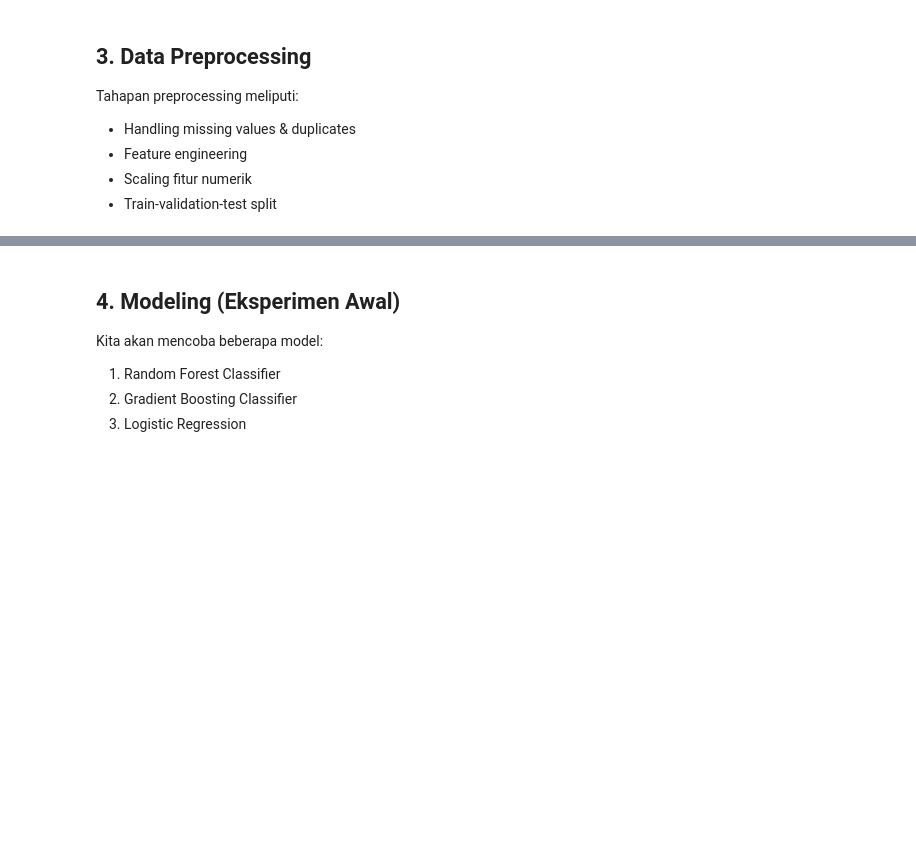
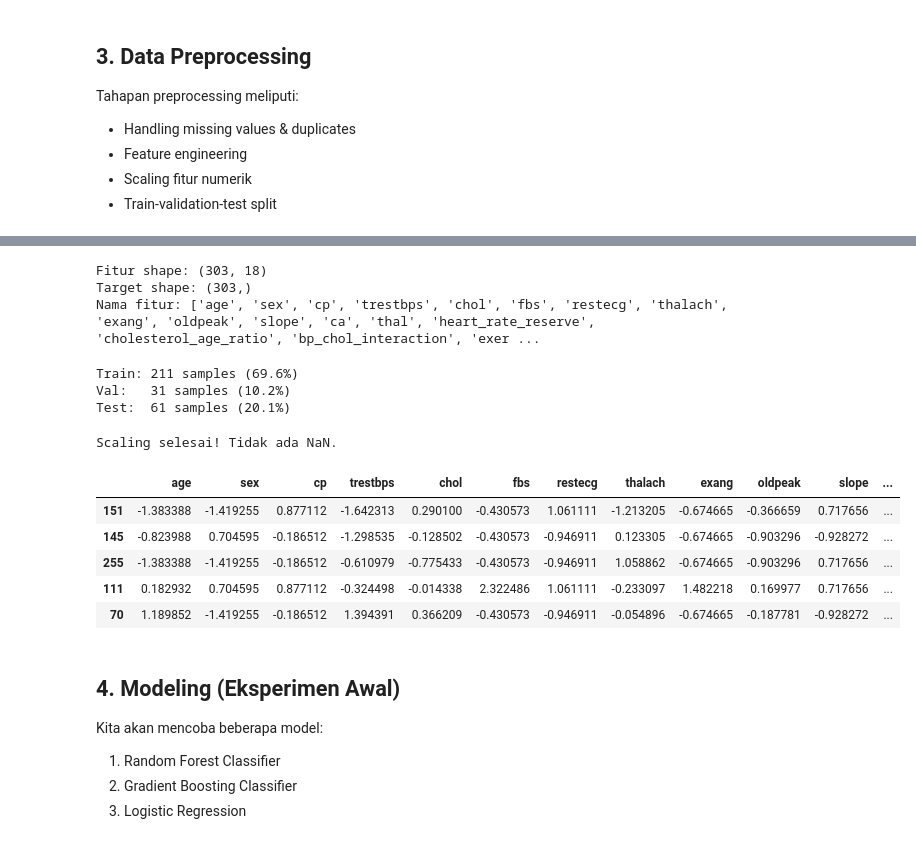
Before and after one commit to ardiradi/Eksperimen_SML_ardir, a Jupyter notebook: Eksperimen_ardir.ipynb, the cells around one changed output, grey strips where cells are left out. Drawn from its saved outputs; the diff is of its cells as text; code cells hidden in the pictures; blank space fills up the shorter version.

```diff
--- a/Eksperimen_ardir.ipynb
+++ b/Eksperimen_ardir.ipynb
@@ -130,10 +197,17 @@ Tahapan preprocessing meliputi:
 - Train-validation-test split
 # %%
 # 3.1 Handle missing values & duplikasi
-print(f"Sebelum: {len(df)} baris")
+print(f"Sebelum cleaning: {len(df)} baris")
 df_clean = df.copy()
+
+# Isi missing values dengan median untuk semua kolom
 for col in df_clean.columns:
     if df_clean[col].isnull().sum() > 0:
-        df_clean[col].fillna(df_clean[col].median(), inplace=True)
+        median_val = df_clean[col].median()
+        df_clean[col] = df_clean[col].fillna(median_val)
+        print(f"  {col}: {df[col].isnull().sum()} missing -> filled with median ({median_val})")
+
+# Hapus duplikasi
 df_clean = df_clean.drop_duplicates()
-print(f"Sesudah: {len(df_clean)} baris")
+print(f"Sesudah cleaning: {len(df_clean)} baris")
+print(f"Remaining NaN: {df_clean.isnull().sum().sum()}")
@@ -140,12 +220,13 @@ print(f"Sesudah: {len(df_clean)} baris")
 # %%
 # 3.2 Feature Engineering
-df_clean = df_clean.copy()
-df_clean["heart_rate_reserve"] = df_clean["thalach"] / (220 - df_clean["age"]).replace(0, 1)
-df_clean["cholesterol_age_ratio"] = df_clean["chol"] / df_clean["age"].replace(0, 1)
-df_clean["bp_chol_interaction"] = df_clean["trestbps"] * df_clean["chol"] / 10000
-df_clean["exercise_risk"] = df_clean["oldpeak"] * (df_clean["exang"] + 1)
-df_clean["age_sex_risk"] = df_clean["age"] * (1 + df_clean["sex"] * 0.2)
+df_eng = df_clean.copy()
+df_eng["heart_rate_reserve"] = df_eng["thalach"] / np.maximum(220 - df_eng["age"], 1)
+df_eng["cholesterol_age_ratio"] = df_eng["chol"] / np.maximum(df_eng["age"], 1)
+df_eng["bp_chol_interaction"] = df_eng["trestbps"] * df_eng["chol"] / 10000
+df_eng["exercise_risk"] = df_eng["oldpeak"] * (df_eng["exang"] + 1)
+df_eng["age_sex_risk"] = df_eng["age"] * (1 + df_eng["sex"] * 0.2)
 
-print(f"Total fitur: {df_clean.shape[1]}")
+print(f"Total fitur setelah engineering: {df_eng.shape[1]}")
 print(f"Distribusi target:")
-print(df_clean["target"].value_counts())
+print(df_eng["target"].value_counts())
+print(f"\nVerifikasi NaN setelah engineering: {df_eng.isnull().sum().sum()}")
@@ -152,10 +242,14 @@ print(df_clean["target"].value_counts())
 # %%
 # 3.3 Definisikan fitur dan target
-X = df_clean.drop(columns=["target"])
-y = df_clean["target"]
-print(f"Fitur: {X.shape}")
-print(f"Target: {y.shape}")
+X = df_eng.drop(columns=["target"])
+y = df_eng["target"]
+print(f"Fitur shape: {X.shape}")
+print(f"Target shape: {y.shape}")
 print(f"Nama fitur: {X.columns.tolist()}")
+# %% [output]
+Fitur shape: (303, 18)
+Target shape: (303,)
+Nama fitur: ['age', 'sex', 'cp', 'trestbps', 'chol', 'fbs', 'restecg', 'thalach', 'exang', 'oldpeak', 'slope', 'ca', 'thal', 'heart_rate_reserve', 'cholesterol_age_ratio', 'bp_chol_interaction', 'exer ...
 # %%
 # 3.4 Train-Validation-Test Split
 X_temp, X_test, y_temp, y_test = train_test_split(X, y, test_size=0.2, random_state=42, stratify=y)
@@ -164,18 +258,35 @@ total = len(X)
 print(f"Train: {X_train.shape[0]} samples ({X_train.shape[0]/total*100:.1f}%)")
 print(f"Val:   {X_val.shape[0]} samples ({X_val.shape[0]/total*100:.1f}%)")
 print(f"Test:  {X_test.shape[0]} samples ({X_test.shape[0]/total*100:.1f}%)")
+# %% [output]
+Train: 211 samples (69.6%)
+Val:   31 samples (10.2%)
+Test:  61 samples (20.1%)
 # %%
 # 3.5 Scaling
 scaler = StandardScaler()
 num_cols_scale = X_train.select_dtypes(include=[np.number]).columns.tolist()
 X_train_scaled = X_train.copy()
 X_val_scaled = X_val.copy()
 X_test_scaled = X_test.copy()
 X_train_scaled[num_cols_scale] = scaler.fit_transform(X_train[num_cols_scale])
 X_val_scaled[num_cols_scale] = scaler.transform(X_val[num_cols_scale])
 X_test_scaled[num_cols_scale] = scaler.transform(X_test[num_cols_scale])
-print("Scaling selesai!")
+
+# Final NaN check
+assert X_train_scaled.isnull().sum().sum() == 0, "Train data still has NaN!"
+assert X_val_scaled.isnull().sum().sum() == 0, "Val data still has NaN!"
+assert X_test_scaled.isnull().sum().sum() == 0, "Test data still has NaN!"
+print("Scaling selesai! Tidak ada NaN.")
 X_train_scaled.head()
+# %% [output]
+Scaling selesai! Tidak ada NaN.
+|  | age | sex | cp | trestbps | chol | fbs | restecg | thalach | exang | oldpeak | slope | ... |
+| 151 | -1.383388 | -1.419255 | 0.877112 | -1.642313 | 0.290100 | -0.430573 | 1.061111 | -1.213205 | -0.674665 | -0.366659 | 0.717656 | ... |
+| 145 | -0.823988 | 0.704595 | -0.186512 | -1.298535 | -0.128502 | -0.430573 | -0.946911 | 0.123305 | -0.674665 | -0.903296 | -0.928272 | ... |
+| 255 | -1.383388 | -1.419255 | -0.186512 | -0.610979 | -0.775433 | -0.430573 | -0.946911 | 1.058862 | -0.674665 | -0.903296 | 0.717656 | ... |
+| 111 | 0.182932 | 0.704595 | 0.877112 | -0.324498 | -0.014338 | 2.322486 | 1.061111 | -0.233097 | 1.482218 | 0.169977 | 0.717656 | ... |
+| 70 | 1.189852 | -1.419255 | -0.186512 | 1.394391 | 0.366209 | -0.430573 | -0.946911 | -0.054896 | -0.674665 | -0.187781 | -0.928272 | ... |
 # %% [markdown]
 ## 4. Modeling (Eksperimen Awal)
 
```
Also changed, not shown: parts of 21 cells of this notebook, 7 other files.
